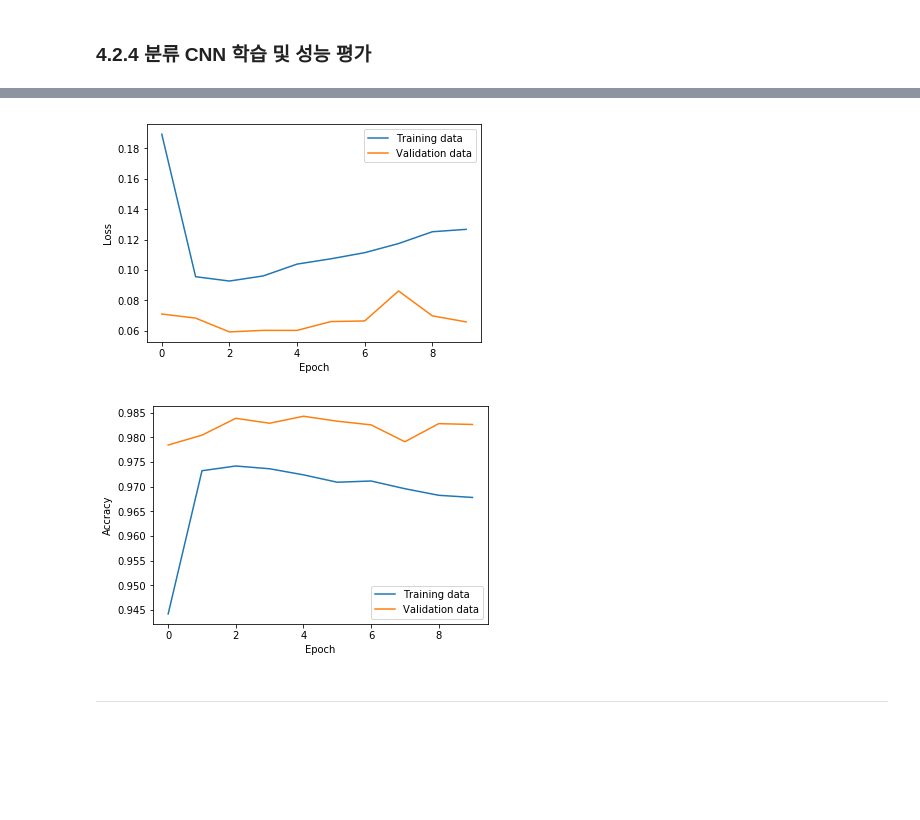
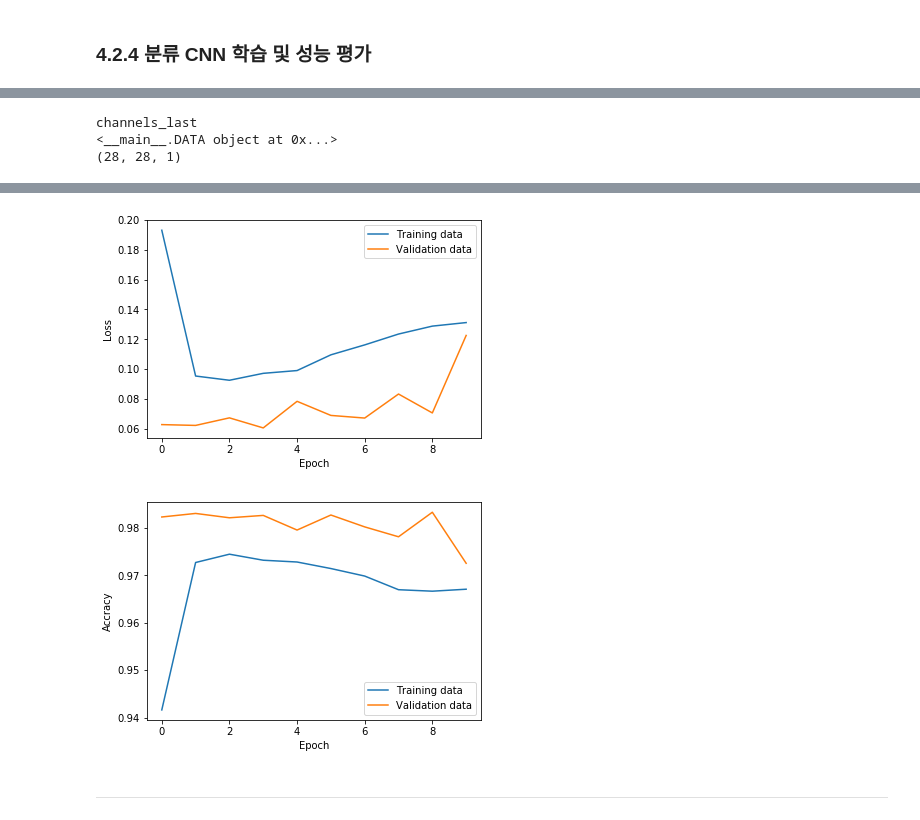
Before and after one commit to timetobye/Machine_learning_study, a Jupyter notebook: study_keras/Keras_ch4_CNN.ipynb, the cells around one changed output, grey strips where cells are left out. Cells and saved outputs as stored; diff of their text form; code cells hidden in the pictures; blank space fills up the shorter version.

```diff
--- a/study_keras/Keras_ch4_CNN.ipynb
+++ b/study_keras/Keras_ch4_CNN.ipynb
@@ -22,8 +82,13 @@ class model(models.Sequential):
 
 
         """
+        첫 번째 은닉 계층 정의 부분에서는 자신의 형태뿐 아니라 입력 계층의 형태를 동시에 설정
+        아래 layers.Conv2D의 docs를 보면 fiters, kernel_size 이렇게 써있는데...
+        이해하면 결국 filter size를 의미하는 것이다.
+
         입력 계층의 형태는 객체의 초기화 변수인 input_shape를 따름
         초기화 함수의 입력값이므로 모델의 인스턴스를 만들 때 정해집니다.
+
         합성곱 계층은 input_shape가 2차원 이미지들로 구성된다는 점, RGB로 여러 색상을 표현하기 때문에 input_shape의 길이가 3인 리스트
         """
         self.add(layers.Conv2D(
@@ -34,6 +99,8 @@ class model(models.Sequential):
         """
         특이 사항 : 커널 수 64개
         MaxPool2D : 합성곱을 한 뒤에 인접한 2 * 2 셀들을 묶어서 가장 큰 값만 내보내는 부속 계층
+        부속 계층은 학습을 통해 가중치가 바뀌는 형태는 아니지만 입력 신호를 특정한 형태로 변화시키는 계층
+
         dropout : 0.25
         Flatten : 입력을 벡터로 바꿉니다. 2차원 벡터를 1차원 벡터로 변환 시킵니다.
         """
@@ -42,7 +109,9 @@ class model(models.Sequential):
         self.add(layers.Dropout(0.25))
         self.add(layers.Flatten())
 
-
+        """
+        앞의 두 개의 Conv2D layer는 이미지의 특징점을 잘 찾기 위한 것
+        """
         self.add(layers.Dense(128, activation='relu'))
         self.add(layers.Dropout(0.5))
         self.add(layers.Dense(num_classes, activation='softmax'))
@@ -139 +227,31 @@ from keras import datasets
+# %%
+# CNN modeling : classification
+
+class CNN(models.Sequential):
+    def __init__(self, input_shape, num_classes):
+        super().__init__()
+
+        self.add(layers.Conv2D(
+            filters=32,
+            kernel_size=(3,3),
+            activation='relu',
+            input_shape=input_shape))
+
+        self.add(layers.Conv2D(
+            filters=64,
+            kernel_size=(3,3),
+            activation='relu'))
+        self.add(layers.MaxPool2D(pool_size=(2,2)))
+        self.add(layers.Dropout(0.25))
+        self.add(layers.Flatten())
+
+        self.add(layers.Dense(128, activation='relu'))
+        self.add(layers.Dropout(0.5))
+        self.add(layers.Dense(num_classes, activation='softmax'))
+
+        self.compile(
+            loss=keras.losses.categorical_crossentropy,
+            optimizer='rmsprop',
+            metrics=['accuracy']
+        )
 # %%
@@ -217,3 +311,11 @@ class DATA():
+# %%
+result = DATA()
+print(result)
+print(result.input_shape)
+# %% [output]
+channels_last
+<__main__.DATA object at 0x...>
+(28, 28, 1)
 # %%
 # 분류 CNN 학습 및 성능 평가
 
@@ -225,14 +327,14 @@ def main():
     model = CNN(data.input_shape, data.num_classes)
 
     history = model.fit(
-        data.x_train,
+        data.X_train,
         data.y_train,
         epochs=epochs,
         batch_size=batch_size,
         validation_split=0.2
     )
 
-    score = model.evaluate(data.x_test, data.y_test)
+    score = model.evaluate(data.X_test, data.y_test)
     print()
     print('Test loss:', score[0])
     print('Test accuracy:', score[1])
@@ -266,5 +368,5 @@ Test accuracy: 0.9837
-[figure, old version]
+[figure, new version]
-[figure, old version]
+[figure, new version]
 # %% [markdown]
 ---------------------
 # %% [markdown]
```
Also changed, not shown: parts of 18 cells of this notebook.
